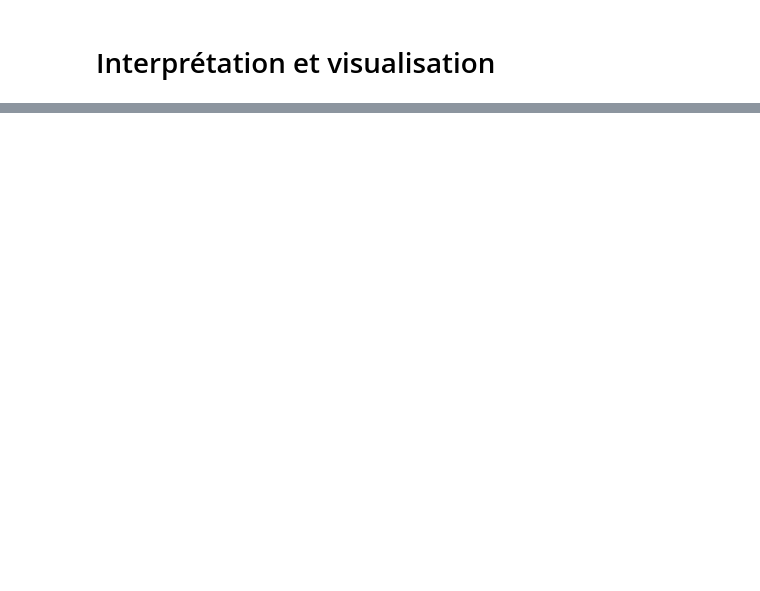
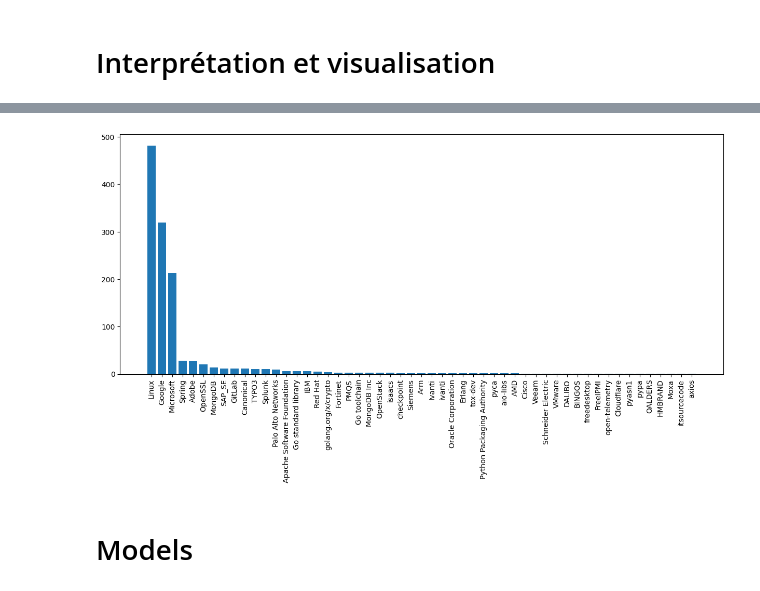
Before and after one commit to Graim-lee/Detecting-spams-in-mails-, a Jupyter notebook: project.ipynb, the cells around one changed output, grey strips where cells are left out. Drawn from its saved outputs; the diff is of its cells as text; code cells hidden in the pictures; blank space fills up the shorter version.

```diff
--- a/project.ipynb
+++ b/project.ipynb
@@ -641,0 +559,11 @@ plt.show()
+# %%
+counts = df.Editeur[df["ID ANSSI"].str.contains('AVI')].value_counts()
+# plt.bar(counts.index, counts.values)
+plt.subplots(figsize=(15, 6))
+plt.bar(counts.index, counts.values)
+
+plt.tick_params('x', rotation=90)
+# %% [output]
+[figure, added]
+# %% [markdown]
+# Models
```
Also changed, not shown: parts of 56 cells of this notebook, 1 other file.
